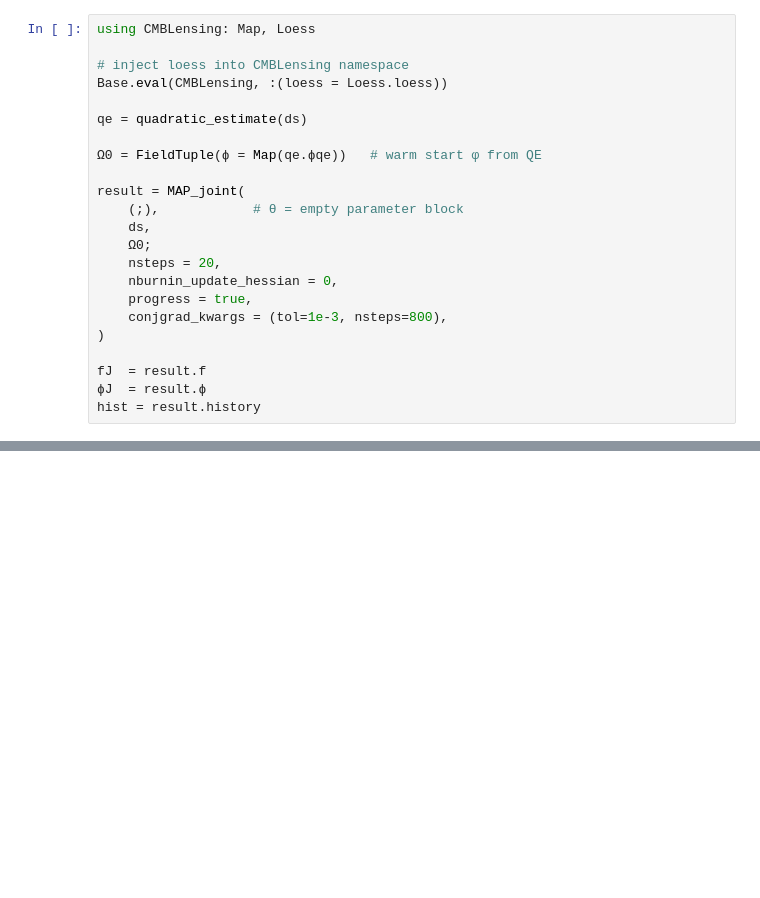
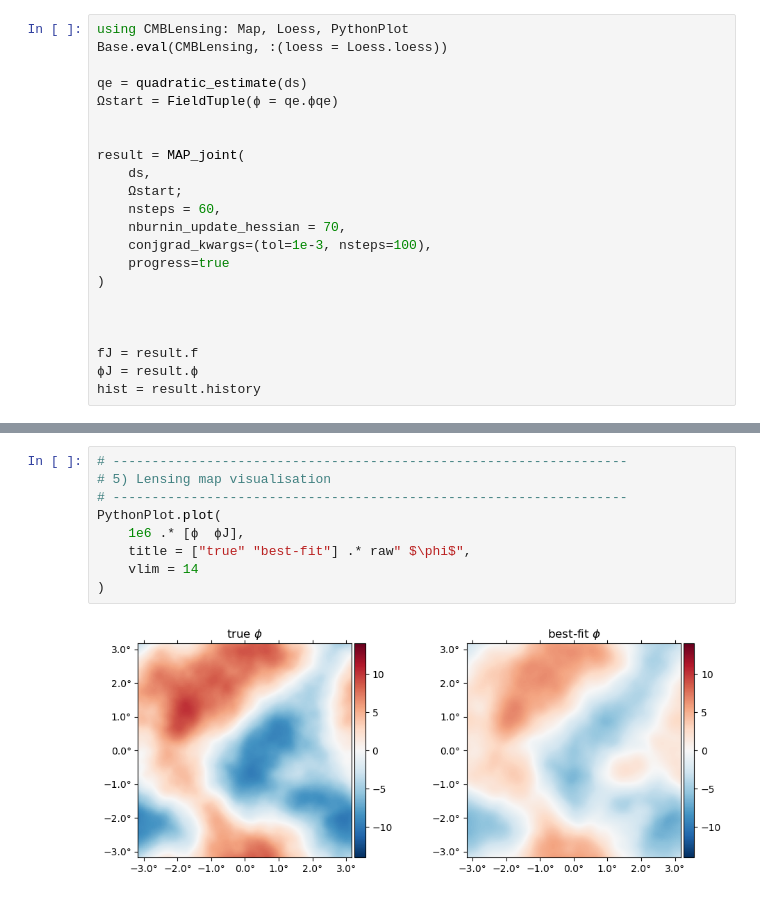
Before and after one commit to mdh959/CMB_Project, a Jupyter notebook: project.ipynb, the cells around one changed output, grey strips where cells are left out. Cells and saved outputs as stored; diff of their text form; blank space fills up the shorter version.

```diff
--- a/project.ipynb
+++ b/project.ipynb
@@ -113,23 +37,22 @@ ds = ds(;)
 # %%
-using CMBLensing: Map, Loess
-
-# inject loess into CMBLensing namespace
+using CMBLensing: Map, Loess, PythonPlot
 Base.eval(CMBLensing, :(loess = Loess.loess))
 
 qe = quadratic_estimate(ds)
+Ωstart = FieldTuple(ϕ = qe.ϕqe)
 
-Ω0 = FieldTuple(ϕ = Map(qe.ϕqe))   # warm start φ from QE
 
 result = MAP_joint(
-    (;),            # θ = empty parameter block
     ds,
-    Ω0;
-    nsteps = 20,
-    nburnin_update_hessian = 0,
-    progress = true,
-    conjgrad_kwargs = (tol=1e-3, nsteps=800),
+    Ωstart;
+    nsteps = 60,
+    nburnin_update_hessian = 70,
+    conjgrad_kwargs=(tol=1e-3, nsteps=100),
+    progress=true
 )
 
-fJ  = result.f
-ϕJ  = result.ϕ
+
+
+fJ = result.f
+ϕJ = result.ϕ
 hist = result.history
@@ -173,0 +119,11 @@ legend(["Joint MAP", "QE"])
+# %%
+# ------------------------------------------------------------------
+# 5) Lensing map visualisation
+# ------------------------------------------------------------------
+PythonPlot.plot(
+    1e6 .* [ϕ  ϕJ],
+    title = ["true" "best-fit"] .* raw" $\phi$",
+    vlim = 14
+)
+# %% [output]
+[figure, added]
```
Also changed, not shown: parts of 16 cells of this notebook, 1 other file.
